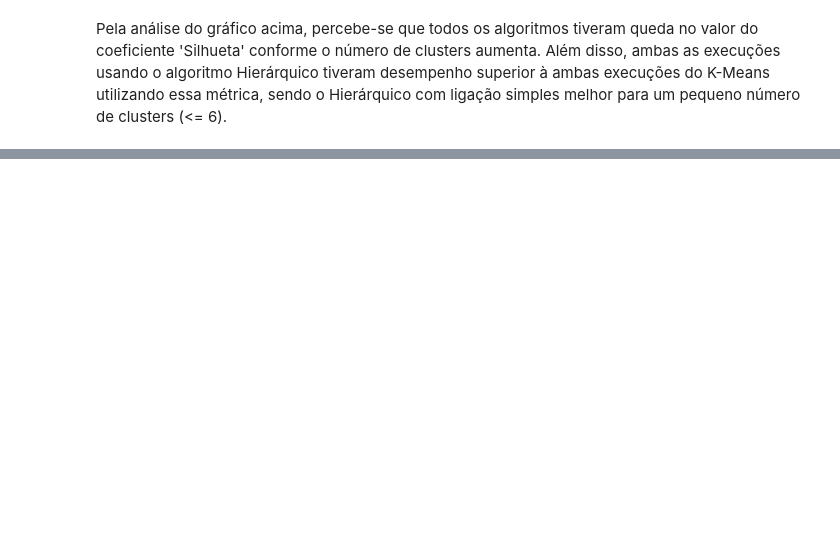
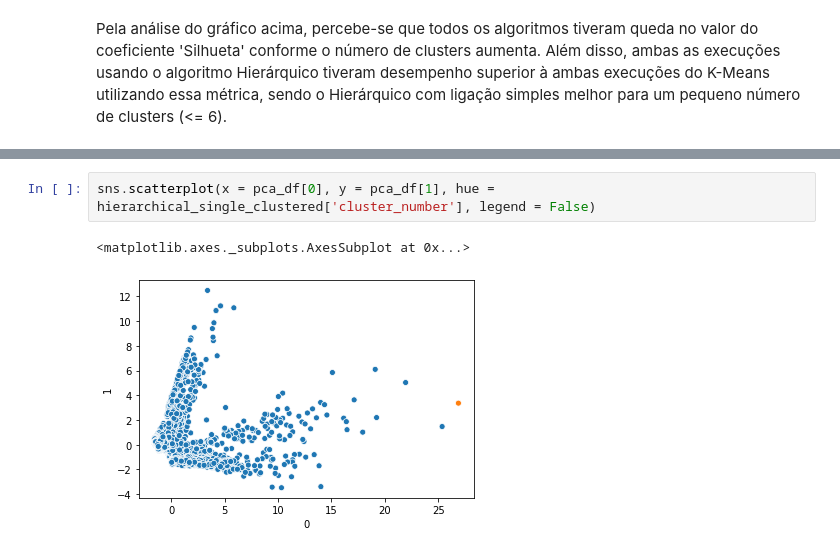
Before and after one commit to DefinitelyNotACactus/AI, a Jupyter notebook: Clustering/Q3 - Clustering.ipynb, the cells around one changed output, grey strips where cells are left out. Drawn from its saved outputs; the diff is of its cells as text; blank space fills up the shorter version.

```diff
--- a/Clustering/Q3 - Clustering.ipynb
+++ b/Clustering/Q3 - Clustering.ipynb
@@ -253,0 +365,5 @@ Pela análise do gráfico acima, percebe-se que todos os algoritmos tiveram qued
+# %%
+sns.scatterplot(x = pca_df[0], y = pca_df[1], hue = hierarchical_single_clustered['cluster_number'], legend = False)
+# %% [output]
+<matplotlib.axes._subplots.AxesSubplot at 0x...>
+[figure, added]
```
Also changed, not shown: parts of 14 cells of this notebook.
